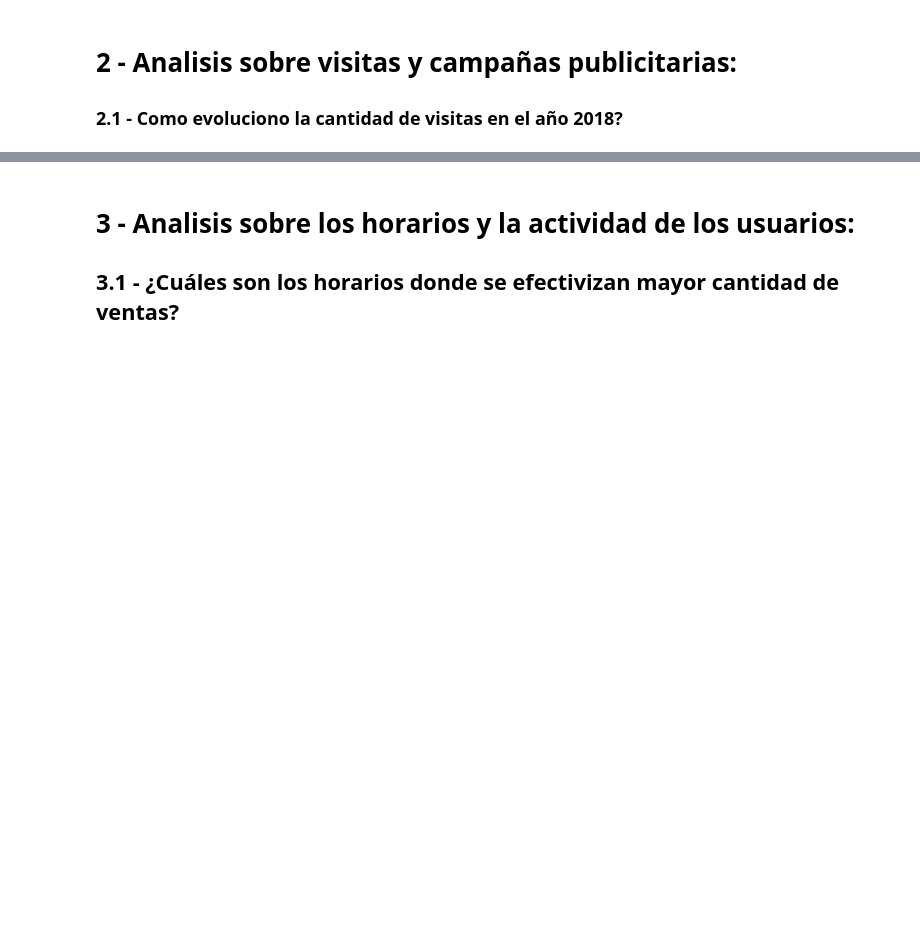
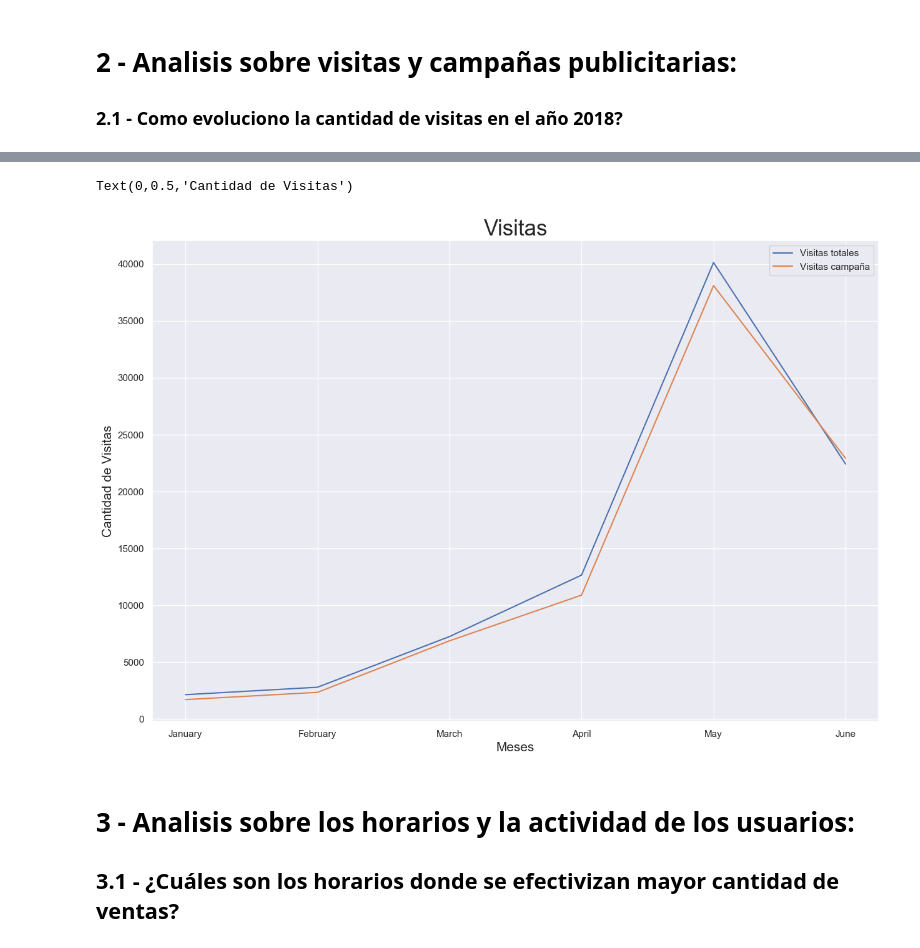
Before and after one commit to asilvestri2020/7506_2C2018, a Jupyter notebook: TP1/Informe_TP1.ipynb, the cells around one changed output, grey strips where cells are left out. Cells and saved outputs as stored; diff of their text form; code cells hidden in the pictures; blank space fills up the shorter version.

```diff
--- a/TP1/Informe_TP1.ipynb
+++ b/TP1/Informe_TP1.ipynb
@@ -196,3 +184,12 @@ NameError: name 'df' is not defined
+# %%
+g = sns.lineplot(x="timestamp", y="VisitasSitio", data=visitas, label='Visitas totales')
+g = sns.lineplot(x='timestamp', y=visitas['Visitas por campaña'], data=visitas, label='Visitas campaña')
+g.set_title("Visitas", fontsize=25)
+g.set_xlabel("Meses", fontsize=15)
+g.set_ylabel("Cantidad de Visitas", fontsize=15)
+# %% [output]
+Text(0,0.5,'Cantidad de Visitas')
+[figure, added]
 # %% [markdown]
 # 3 - Analisis sobre los horarios y la actividad de los usuarios:
 
```
Also changed, not shown: parts of 16 cells of this notebook.
